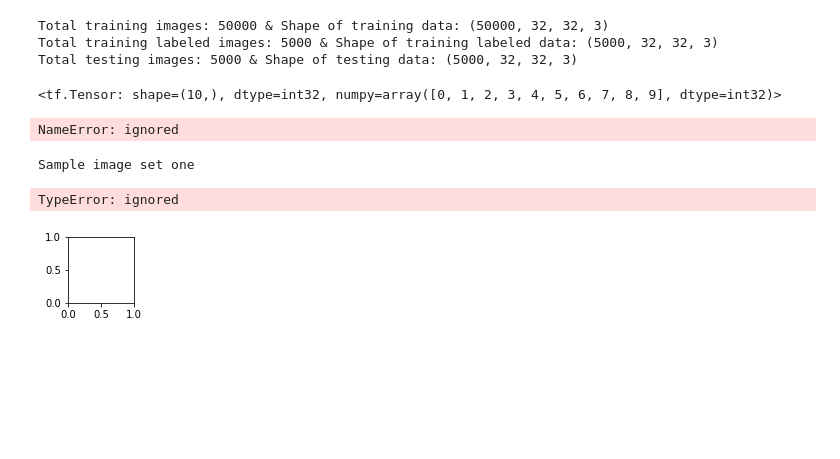
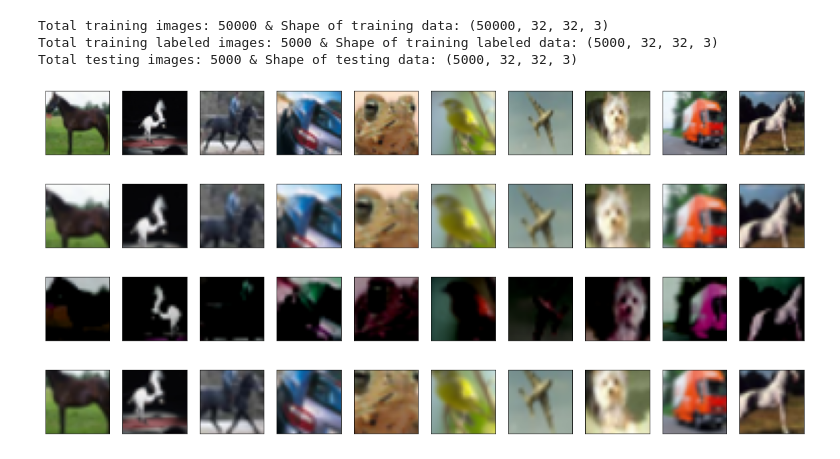
Before and after one commit to kaneelgit/ML-DL-Algorithms, a Jupyter notebook: contrastive_learning.ipynb, the cells around one changed output. Saved outputs shown, nothing was run; the diff lists cells and outputs as text; code cells hidden in the pictures; blank space fills up the shorter version.

```diff
--- a/contrastive_learning.ipynb
+++ b/contrastive_learning.ipynb
@@ -185,7 +94,3 @@ class data_augmentation(object):
-# %%
-tf.range(10)
-# %% [output]
-<tf.Tensor: shape=(10,), dtype=int32, numpy=array([0, 1, 2, 3, 4, 5, 6, 7, 8, 9], dtype=int32)>
 # %%
 #create tensorflow dataset objects
 
@@ -195,41 +100,28 @@ train_ds_unlabeled = (train_ds_unlabeled.shuffle(1024, seed = random_seed).batch
 
 train_ds_labeled = tf.data.Dataset.from_tensor_slices((x_train_labeled, y_train_labeled))
 train_ds_labeled = (train_ds_labeled.shuffle(1024, seed = random_seed).batch(batch_size).prefetch(AUTO))
-# %%
-samp, lab = next(iter(train_ds_unlabeled))
-
-aug_im = zip(samp, get_augmenter(**classification_augmentation)(samp))
-# %% [output]
-NameError: ignored
-# %%
-#plot some sample images from both datasets
-sample_img_one = next(iter(train_ds_unlabeled))
-print('Sample image set one')
-
-plt.figure(figsize = (7, 7))
-
-for n in range(25):
-  ax = plt.subplot(5, 5, n + 1)
-  plt.imshow(sample_img_one[n].numpy().astype('int'))
-  plt.axis('off')
-plt.show()
-
-#second dataset
-sample_img_two = next(iter(train_ds_two))
-print('Sample image set two')
-
-plt.figure(figsize = (7, 7))
-plt.title('Sample image set 2')
-
-for n in range(25):
-  ax = plt.subplot(5, 5, n + 1)
-  plt.imshow(sample_img_two[n].numpy().astype('int'))
-  plt.axis('off')
-plt.show()
-# %% [output]
-Sample image set one
-TypeError: ignored
-[figure, removed]
+# %%
+#checkout the augmentations
+samp, lab = next(iter(train_ds_unlabeled))
+
+def plot_images(samp):
+  #plot figure
+  fig, ax = plt.subplots(1, 10, figsize = (20, 2))
+
+  for i, s in enumerate(samp[:10]):
+    ax[i].imshow(s)
+    ax[i].set_xticks([])
+    ax[i].set_yticks([])
+
+plot_images(samp)
+plot_images(data_aug(samp))
+plot_images(data_aug(samp))
+plot_images(data_aug(samp))
+# %% [output]
+[figure, added]
+[figure, added]
+[figure, added]
+[figure, added]
 # %%
 #build the residual block
 def residual_block(input_data, filters, kernel_size):
```
Also changed, not shown: parts of 5 cells of this notebook.
